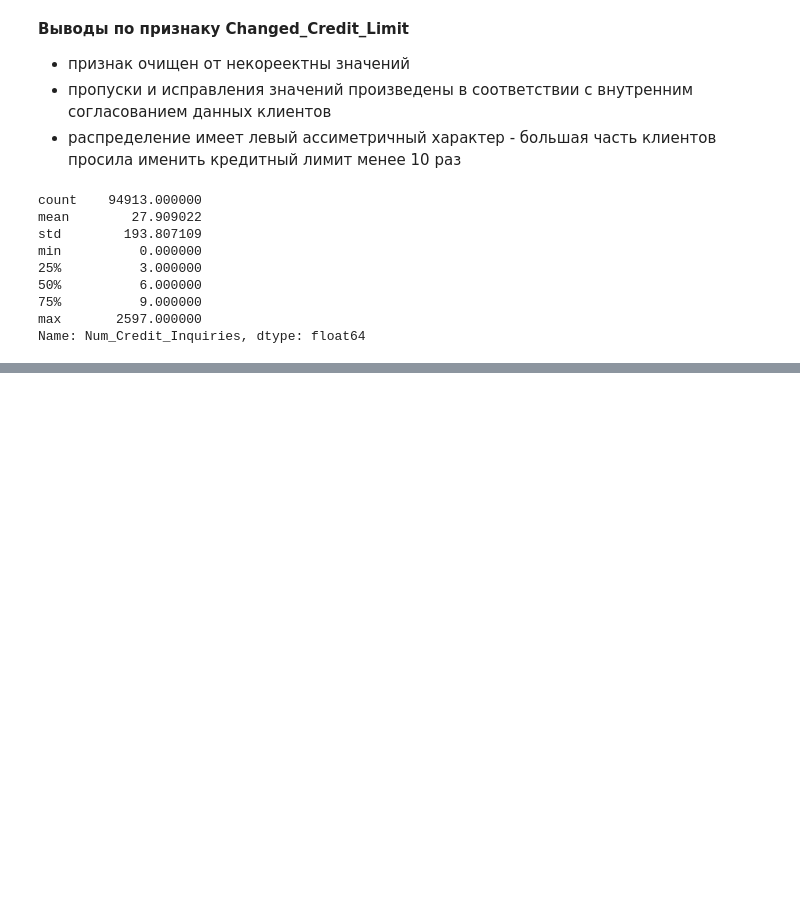
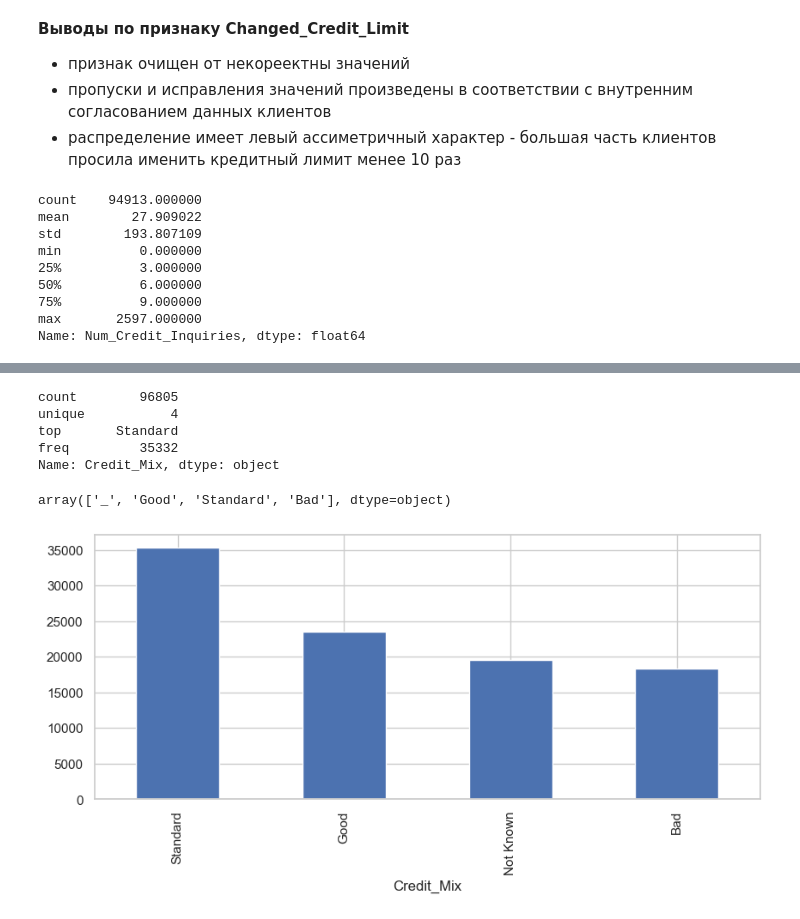
Before and after one commit to Lotra2005/Data-analysis-projects, a Jupyter notebook: Credit scoring EDA/notebooks/Credit score.ipynb, the cells around one changed output, grey strips where cells are left out. Saved outputs shown, nothing was run; the diff lists cells and outputs as text; code cells hidden in the pictures; blank space fills up the shorter version.

```diff
--- a/Credit scoring EDA/notebooks/Credit score.ipynb
+++ b/Credit scoring EDA/notebooks/Credit score.ipynb
@@ -1671,0 +1714,21 @@ Name: Num_Credit_Inquiries, dtype: float64
+# %%
+credit_df['Credit_Mix'].describe()
+# %% [output]
+count        96805
+unique           4
+top       Standard
+freq         35332
+Name: Credit_Mix, dtype: object
+# %%
+credit_df['Credit_Mix'].unique()
+# %% [output]
+array(['_', 'Good', 'Standard', 'Bad'], dtype=object)
+# %%
+credit_df['Credit_Mix'] = credit_df['Credit_Mix'].str.replace('_', 'Not Known')
+credit_df['Credit_Mix'] = credit_df['Credit_Mix'].fillna('Not Know')
+# %%
+credit_mix = credit_df['Credit_Mix'].value_counts()
+credit_mix.plot(kind='bar', figsize=(10, 4))
+plt.show()
+# %% [output]
+[figure, added]
```
Also changed, not shown: parts of 69 cells of this notebook.
